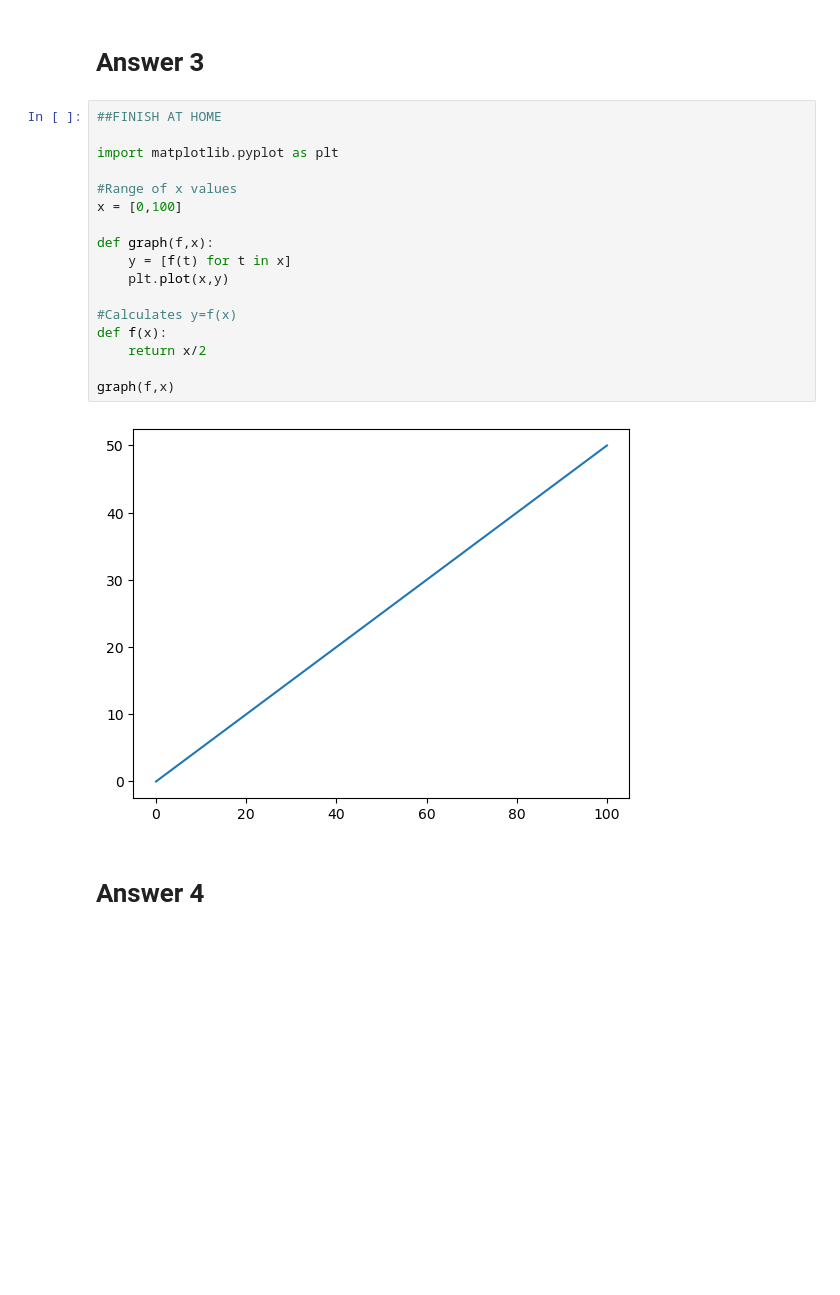
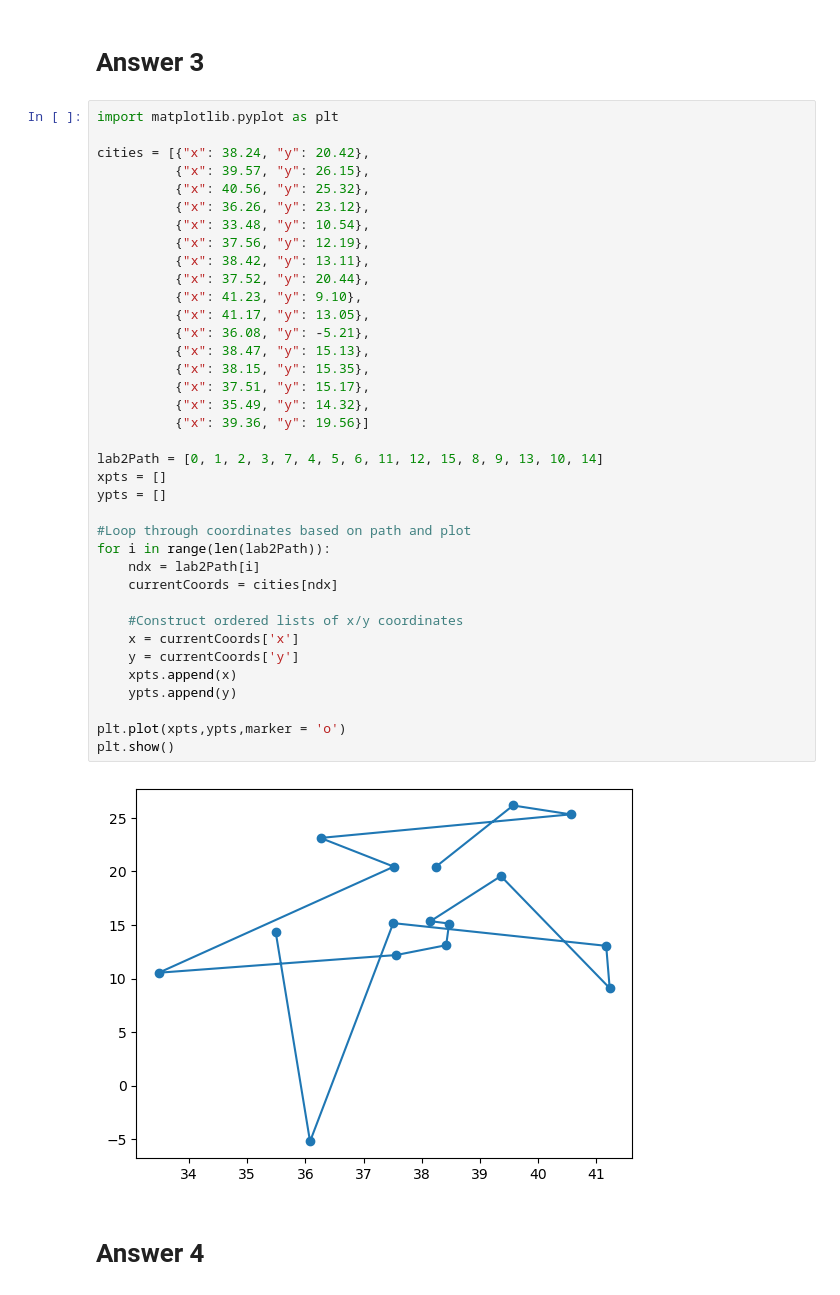
Before and after one commit to JordanRichard/Intro_AI, a Jupyter notebook: lab03.ipynb, the cells around one changed output. Saved outputs shown, nothing was run; the diff lists cells and outputs as text; blank space fills up the shorter version.

```diff
--- a/lab03.ipynb
+++ b/lab03.ipynb
@@ -129,24 +129,44 @@ print(y-x) # time to make sure there is no -1
 # %% [markdown]
 # Answer 3
 # %%
-##FINISH AT HOME
-
 import matplotlib.pyplot as plt
 
-#Range of x values
-x = [0,100]
+cities = [{"x": 38.24, "y": 20.42},
+          {"x": 39.57, "y": 26.15},
+          {"x": 40.56, "y": 25.32},
+          {"x": 36.26, "y": 23.12},
+          {"x": 33.48, "y": 10.54},
+          {"x": 37.56, "y": 12.19},
+          {"x": 38.42, "y": 13.11},
+          {"x": 37.52, "y": 20.44},
+          {"x": 41.23, "y": 9.10},
+          {"x": 41.17, "y": 13.05},
+          {"x": 36.08, "y": -5.21},
+          {"x": 38.47, "y": 15.13},
+          {"x": 38.15, "y": 15.35},
+          {"x": 37.51, "y": 15.17},
+          {"x": 35.49, "y": 14.32},
+          {"x": 39.36, "y": 19.56}]
 
-def graph(f,x):
-    y = [f(t) for t in x]
-    plt.plot(x,y)
+lab2Path = [0, 1, 2, 3, 7, 4, 5, 6, 11, 12, 15, 8, 9, 13, 10, 14]
+xpts = []
+ypts = []
 
-#Calculates y=f(x)
-def f(x):
-    return x/2
+#Loop through coordinates based on path and plot
+for i in range(len(lab2Path)):
+    ndx = lab2Path[i]
+    currentCoords = cities[ndx]
 
-graph(f,x)
+    #Construct ordered lists of x/y coordinates
+    x = currentCoords['x']
+    y = currentCoords['y']
+    xpts.append(x)
+    ypts.append(y)
+
+plt.plot(xpts,ypts,marker = 'o')
+plt.show()
 # %% [output]
-[figure, old version]
+[figure, new version]
 # %% [markdown]
 # Answer 4
 # %%
```
Also changed, not shown: parts of 3 cells of this notebook, 1 other file.
